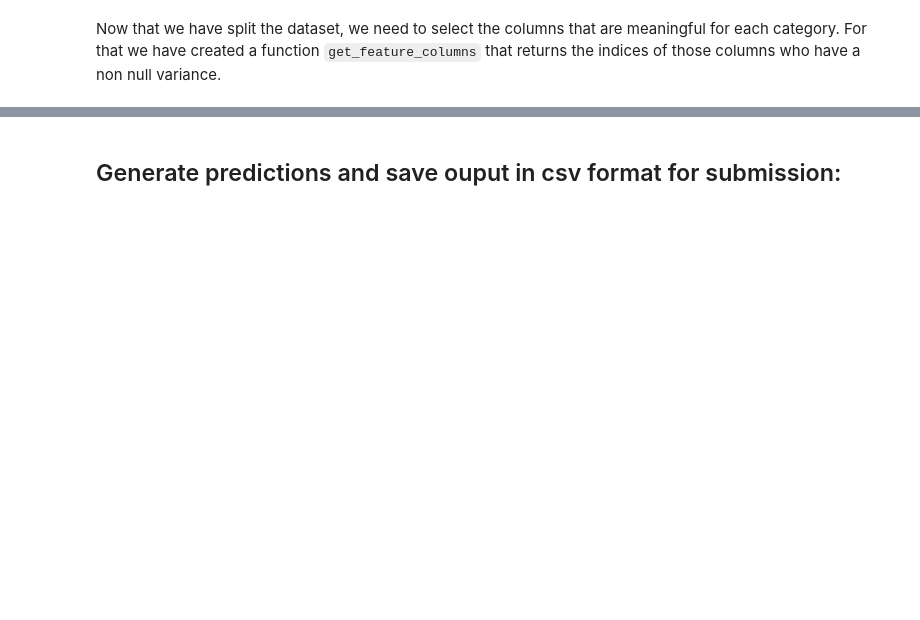
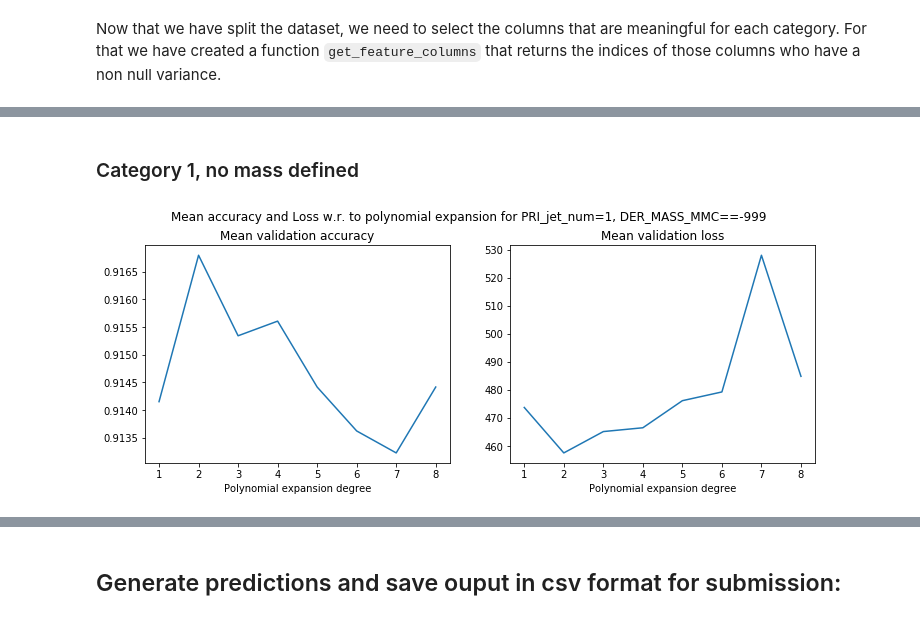
Before and after one commit to ehoelzl/ML_course, a Jupyter notebook: projects/project1/scripts/project1.ipynb, the cells around one changed output, grey strips where cells are left out. Saved outputs shown, nothing was run; the diff lists cells and outputs as text; code cells hidden in the pictures; blank space fills up the shorter version.

```diff
--- a/projects/project1/scripts/project1.ipynb
+++ b/projects/project1/scripts/project1.ipynb
@@ -224,0 +196,6 @@ Regularized Logistic regression got score of 0.828776171984467, loss of 29356.95
+# %% [markdown]
+### Category 1, no mass defined
+# %%
+cross_validate_degrees(tX_1_nm, y_1_nm, headers, np.arange(1, 9), 4, "Mean accuracy and Loss w.r. to polynomial expansion for PRI_jet_num=1, DER_MASS_MMC==-999")
+# %% [output]
+[figure, added]
```
Also changed, not shown: parts of 59 cells of this notebook, 8 other files.
